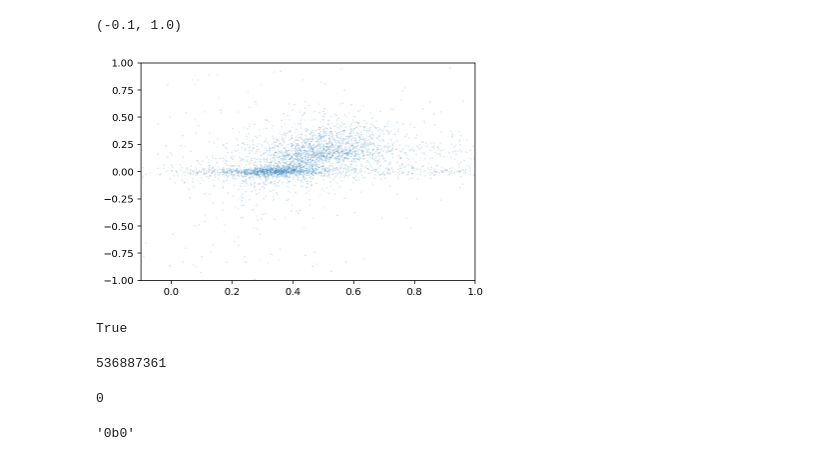
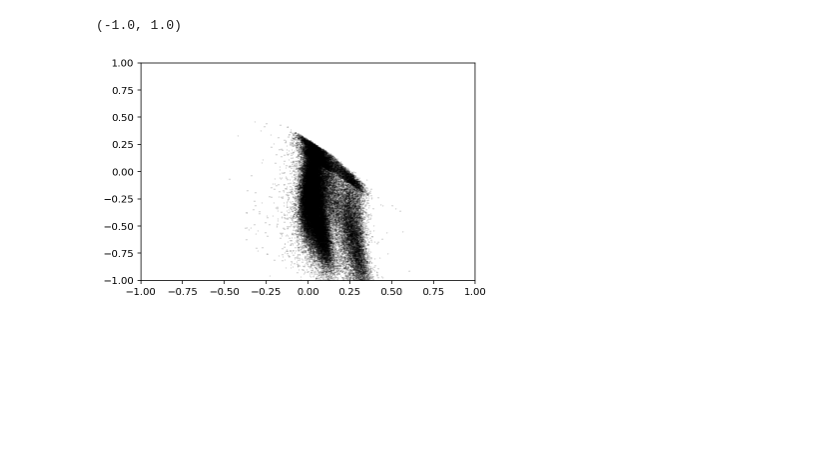
Before and after one commit to jmackereth/sewingmachine, a Jupyter notebook: sewingmachine_tests.ipynb, the cells around one changed output. Drawn from its saved outputs; the diff is of its cells as text; code cells hidden in the pictures; blank space fills up the shorter version.

```diff
--- a/sewingmachine_tests.ipynb
+++ b/sewingmachine_tests.ipynb
@@ -114,0 +281,2 @@ array(['CO_16719', 'FeI_16045', 'FeI_16895', 'FeI_15490', 'FeI_15494',
+# %%
+model.train(input_fn=train_input_fn, steps = 8000)
@@ -114,0 +313,8 @@ array(['CO_16719', 'FeI_16045', 'FeI_16895', 'FeI_15490', 'FeI_15494',
+# %%
+def pred_input_fn():
+    return tf.data.Dataset.from_tensor_slices((test_featuredict, test_labels)).batch(len(test_labels))
+
+
+pred = model.predict(input_fn=pred_input_fn)
+# %%
+predictions = list(itertools.islice(pred,len(test_labels)))
@@ -114,0 +323,2 @@ array(['CO_16719', 'FeI_16045', 'FeI_16895', 'FeI_15490', 'FeI_15494',
+# %%
+predictions = np.array([predictions[i]['predictions'] for i in range(len(predictions))])
@@ -115,23 +367,7 @@ array(['CO_16719', 'FeI_16045', 'FeI_16895', 'FeI_15490', 'FeI_15494',
 # %%
-plt.scatter(ews[:,7]/ews[:,1], test_allstar['N_FE'], s=0.01)
+plt.scatter(test_labels[:,6], predictions[:,6]-test_labels[:,6], s=0.01, c='Black')
 plt.ylim(-1.,1.)
-plt.xlim(-0.1,1.)
+plt.xlim(-1.,1.)
 # %% [output]
-(-0.1, 1.0)
+(-1.0, 1.0)
-[figure, old version]
+[figure, new version]
-# %%
-(133 & 7) != 0
-# %% [output]
-True
-# %%
-int('100000000000000100000001000001', 2)
-# %% [output]
-536887361
-# %%
-np.bitwise_and(1033, 0)
-# %% [output]
-0
-# %%
-bin(0)
-# %% [output]
-'0b0'
```
Also changed, not shown: parts of 40 cells of this notebook.
